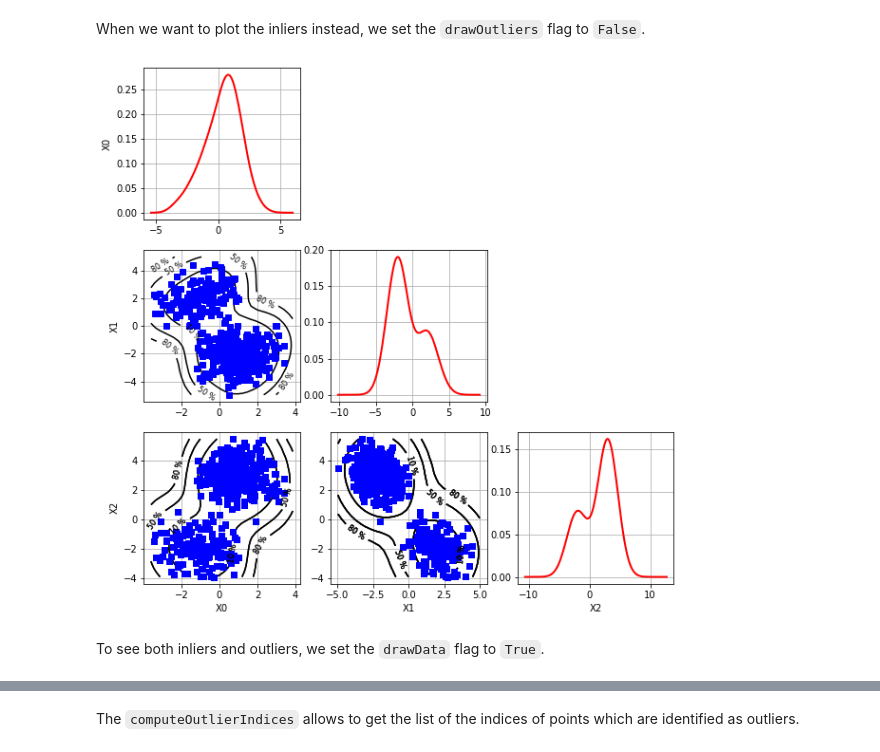
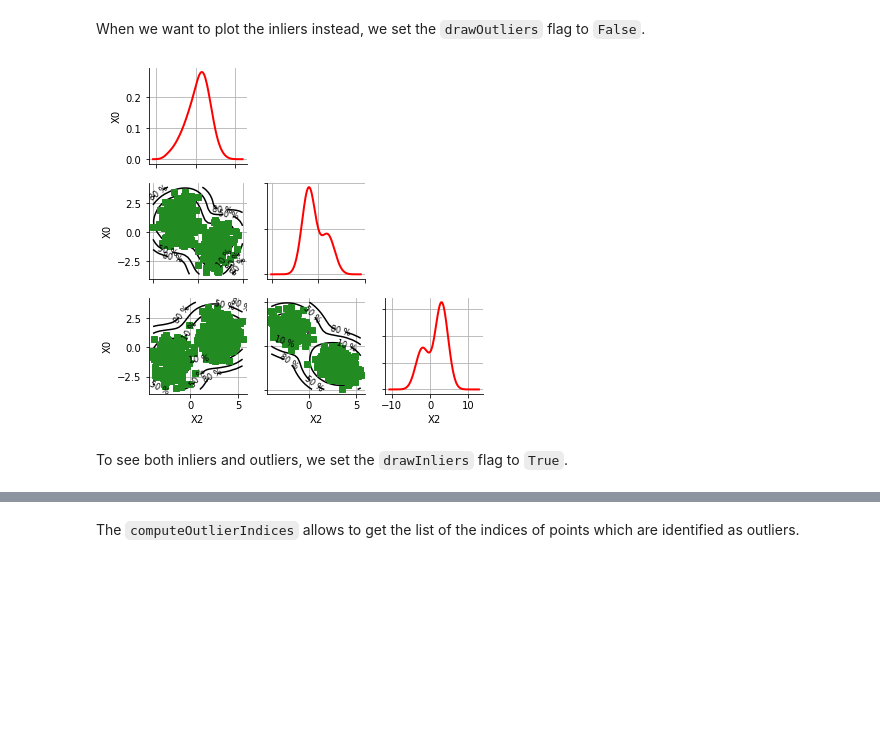
Before and after one commit to mbaudin47/othdrplot, a Jupyter notebook: doc/examples/HighDensityRegionAlgorithm-3D-example.ipynb, the cells around one changed output, grey strips where cells are left out. Saved outputs shown, nothing was run; the diff lists cells and outputs as text; code cells hidden in the pictures; blank space fills up the shorter version.

```diff
--- a/doc/examples/HighDensityRegionAlgorithm-3D-example.ipynb
+++ b/doc/examples/HighDensityRegionAlgorithm-3D-example.ipynb
@@ -75,8 +77,9 @@ _ = mydp.drawContour()
 # %% [markdown]
 When we want to plot the inliers instead, we set the `drawOutliers` flag to `False`.
-# %%
-_ = mydp.drawContour(drawOutliers=False)
-# %% [output]
-[figure, removed]
+# %%
+grid = mydp.draw(drawInliers=True, drawOutliers=False)
+view = otv.View(grid).getFigure().set_size_inches(6.0, 6.0)
+# %% [output]
+[figure, added]
 # %% [markdown]
-To see both inliers and outliers, we set the `drawData` flag to `True`.
+To see both inliers and outliers, we set the `drawInliers` flag to `True`.
```
Also changed, not shown: parts of 6 cells of this notebook, 9 other files.
